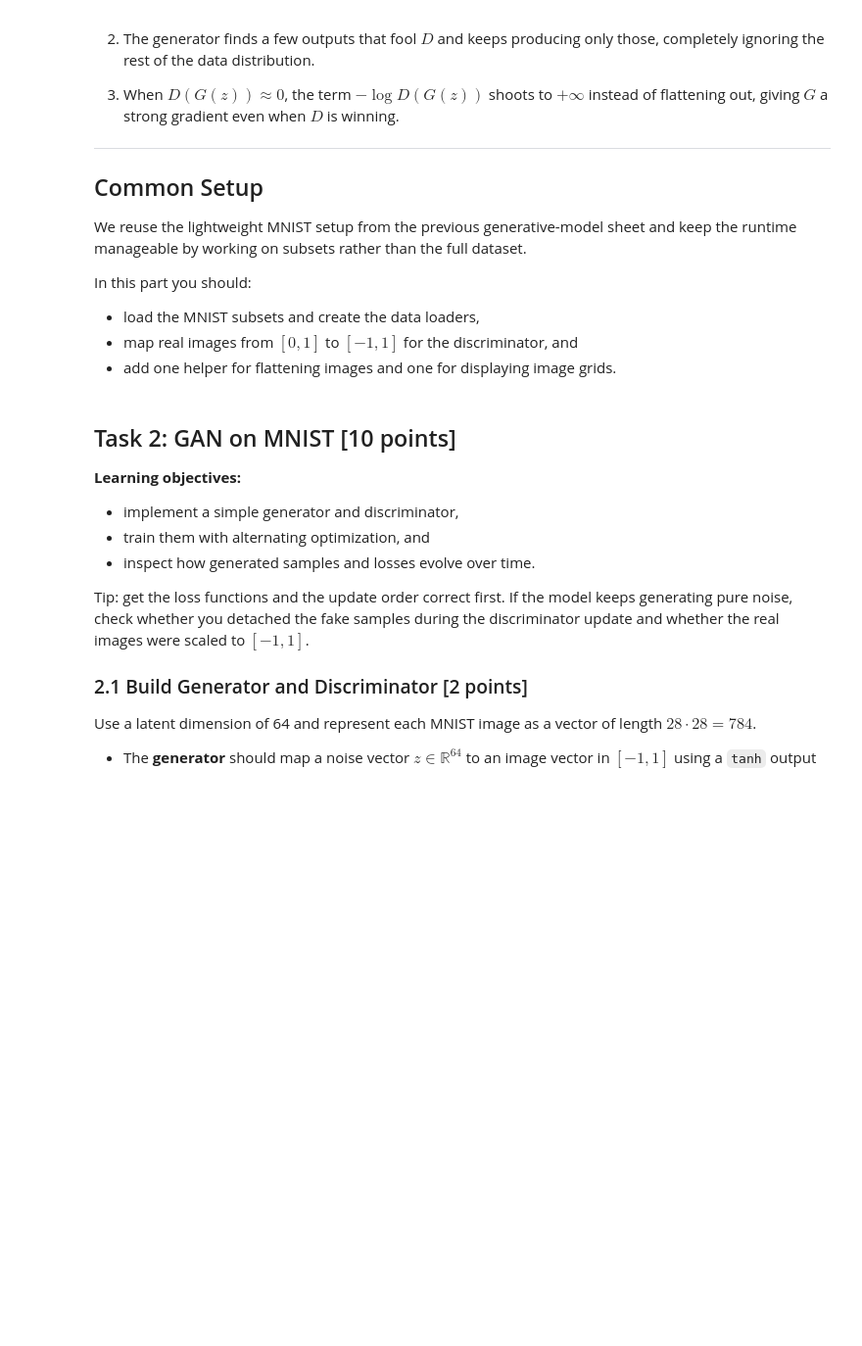
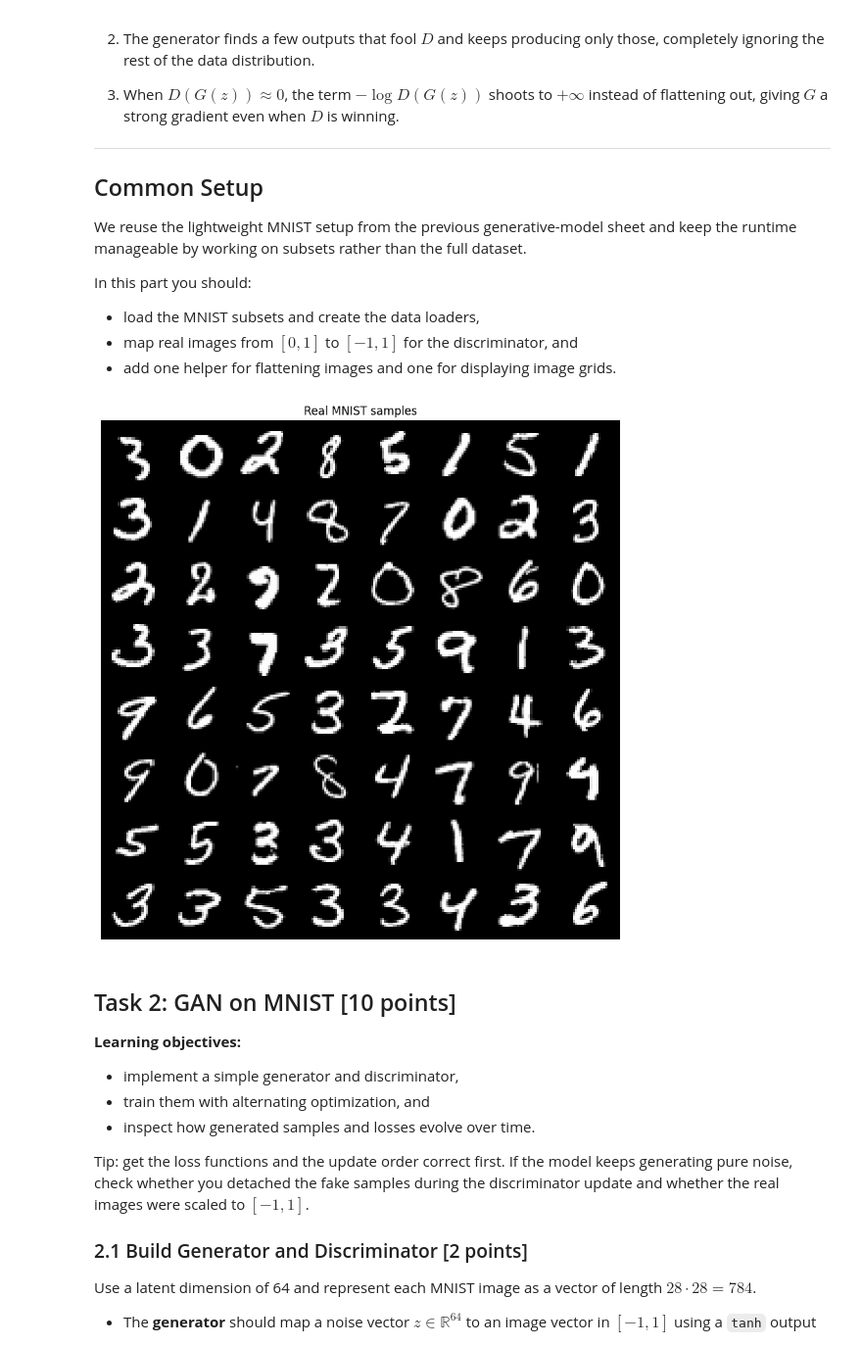
Before and after one commit to opometun/evolution-of-ml-models, a Jupyter notebook: exercise06-gans/exercise06-gans.ipynb, the cells around one changed output. Shown at 98% size. Saved outputs shown, nothing was run; the diff lists cells and outputs as text; code cells hidden in the pictures; blank space fills up the shorter version.

```diff
--- a/exercise06-gans/exercise06-gans.ipynb
+++ b/exercise06-gans/exercise06-gans.ipynb
@@ -99,7 +99,7 @@ from torch.utils.data import DataLoader, Subset
 
 torch.manual_seed(42)
 np.random.seed(42)
-device = torch.device("cuda" if torch.cuda.is_available() else "cpu")
+device = torch.device("mps" if torch.cuda.is_available() else "cpu")
 
 transform = transforms.ToTensor()
 full_train_dataset = torchvision.datasets.MNIST(
@@ -118,19 +118,27 @@ test_loader = DataLoader(test_subset, batch_size=256, shuffle=False)
 
 def scale_to_tanh(images):
     """Map images from [0, 1] to [-1, 1] for the discriminator."""
-    # TODO: Your solution here
+    return 2 * images - 1
 
 
 def flatten_images(images):
     """Flatten a batch of images to vectors."""
-    # TODO: Your solution here
+    return images.flatten(start_dim=1)
 
 
 def show_grid(images, title, nrow=8, normalize=False, value_range=None):
     """Display image batches as a grid."""
-    # TODO: Your solution here
+    grid = torchvision.utils.make_grid(images, nrow=nrow, normalize=normalize, value_range=value_range)
+    plt.figure(figsize=(10, 10))
+    plt.title(title)
+    plt.axis("off")
+    plt.imshow(grid.permute(1, 2, 0).cpu().numpy())
+    plt.show()
 # %%
-# TODO: Your solution here
+real_batch, _ = next(iter(train_loader))
+show_grid(real_batch[:64], title="Real MNIST samples", nrow=8)
+# %% [output]
+[figure, added]
 # %% [markdown]
 ## Task 2: GAN on MNIST \[10 points\]
 
```
Also changed, not shown: parts of 7 cells of this notebook.
